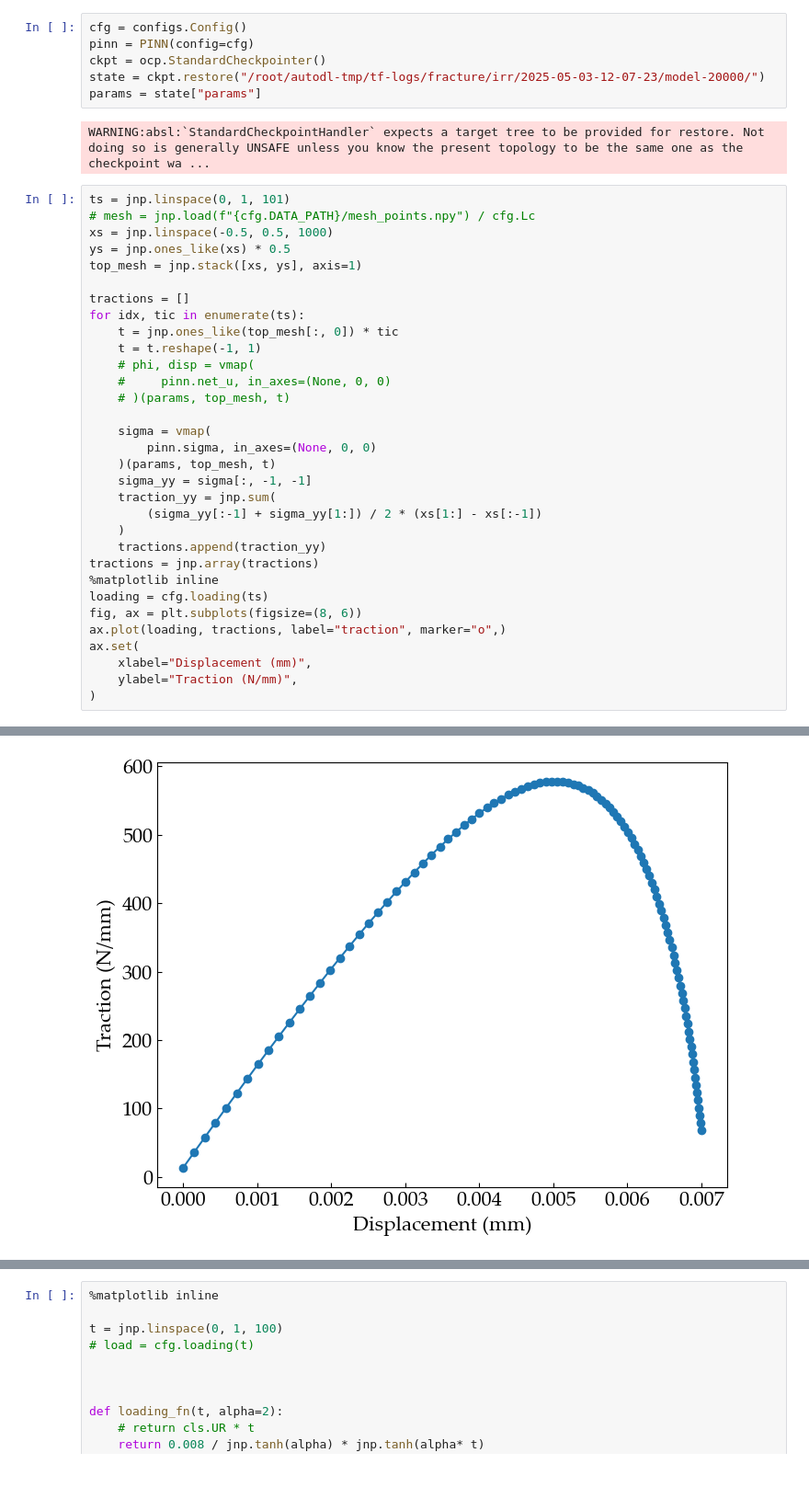
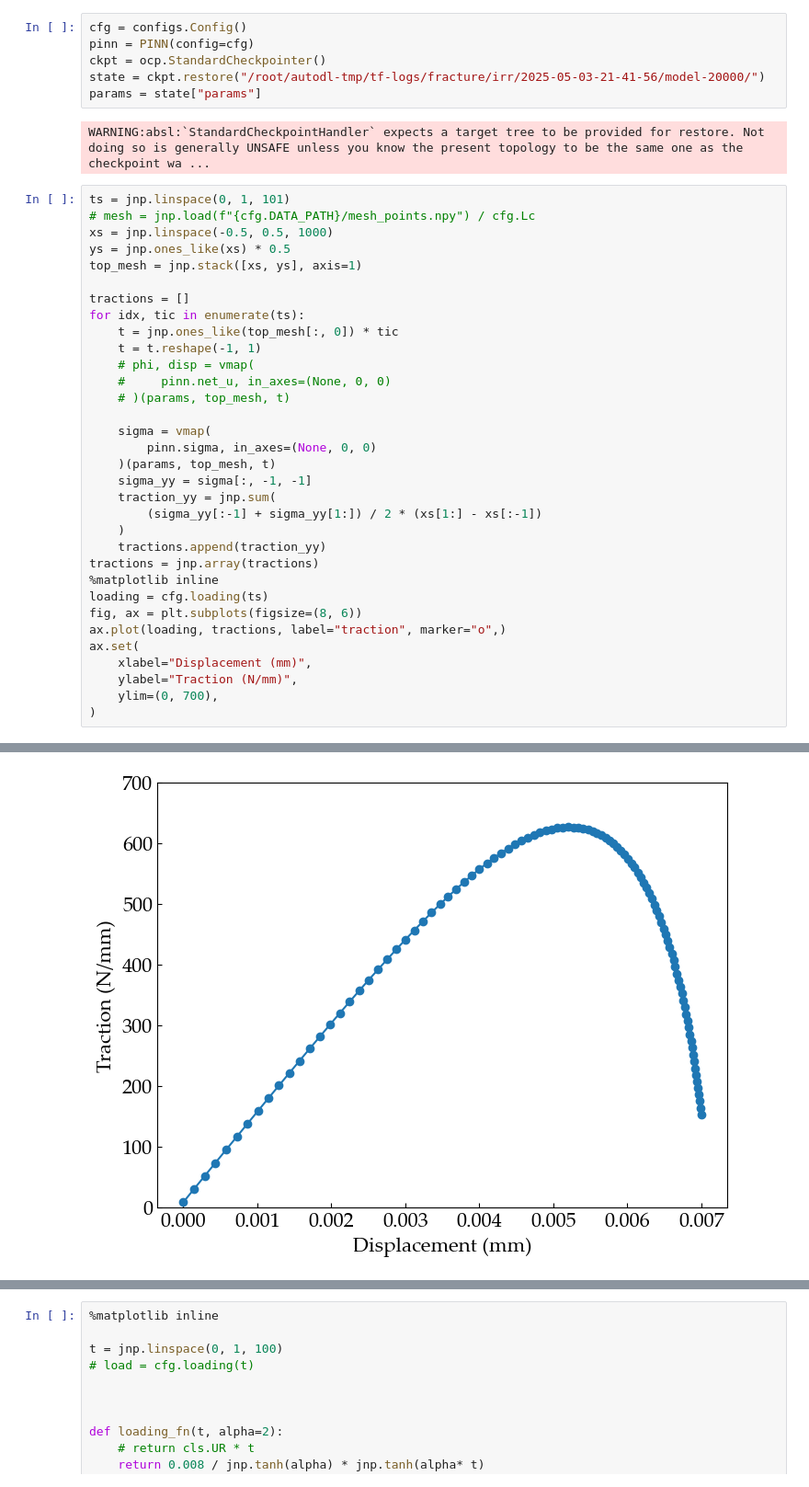
Before and after one commit to NanxiiChen/irr-pinns, a Jupyter notebook: examples/fracture/eval.ipynb, the cells around one changed output, grey strips where cells are left out. Shown: that part at 92% size. Saved outputs shown, nothing was run; the diff lists cells and outputs as text.

Commit message:
fracture baseline settings

```diff
--- a/examples/fracture/eval.ipynb
+++ b/examples/fracture/eval.ipynb
@@ -36,7 +36,7 @@ rcParams.update({
 cfg = configs.Config()
 pinn = PINN(config=cfg)
 ckpt = ocp.StandardCheckpointer()
-state = ckpt.restore("/root/autodl-tmp/tf-logs/fracture/irr/2025-05-03-12-07-23/model-20000/")
+state = ckpt.restore("/root/autodl-tmp/tf-logs/fracture/irr/2025-05-03-21-41-56/model-20000/")
 params = state["params"]
 # %% [output]
 WARNING:absl:`StandardCheckpointHandler` expects a target tree to be provided for restore. Not doing so is generally UNSAFE unless you know the present topology to be the same one as the checkpoint wa ...
@@ -71,5 +71,6 @@ ax.plot(loading, tractions, label="traction", marker="o",)
 ax.set(
     xlabel="Displacement (mm)",
     ylabel="Traction (N/mm)",
+    ylim=(0, 700),
 )
 # %% [output]
@@ -77,4 +80,4 @@ ax.set(
-[figure, old version]
+[figure, new version]
 # %%
 
 ts = jnp.linspace(0, 1, 101)
```
Also changed, not shown: parts of 3 cells of this notebook, 1 other file.
